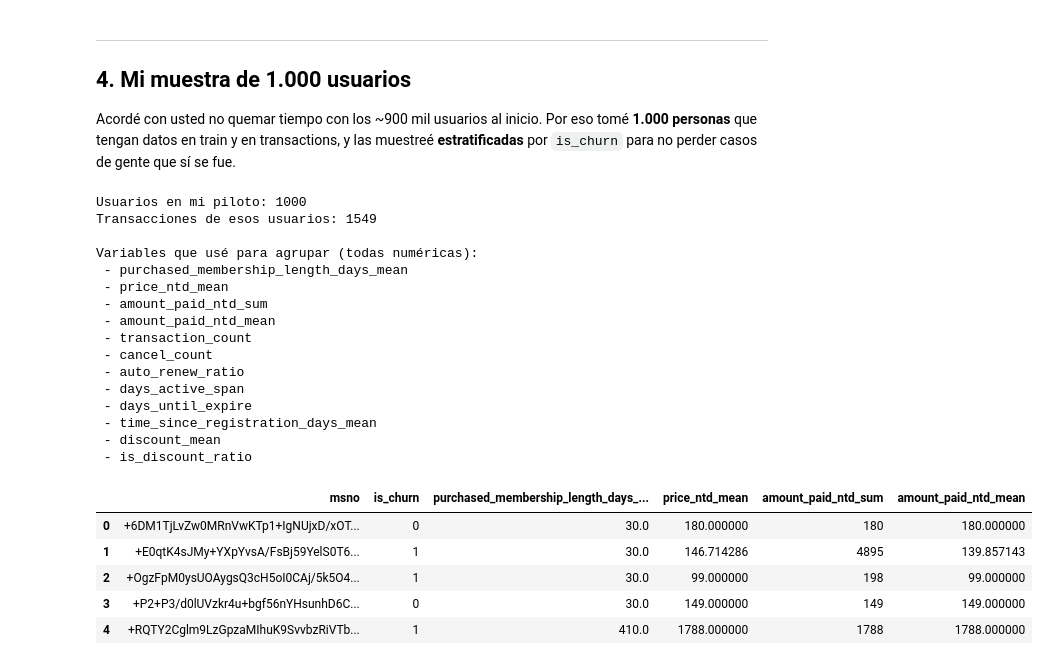
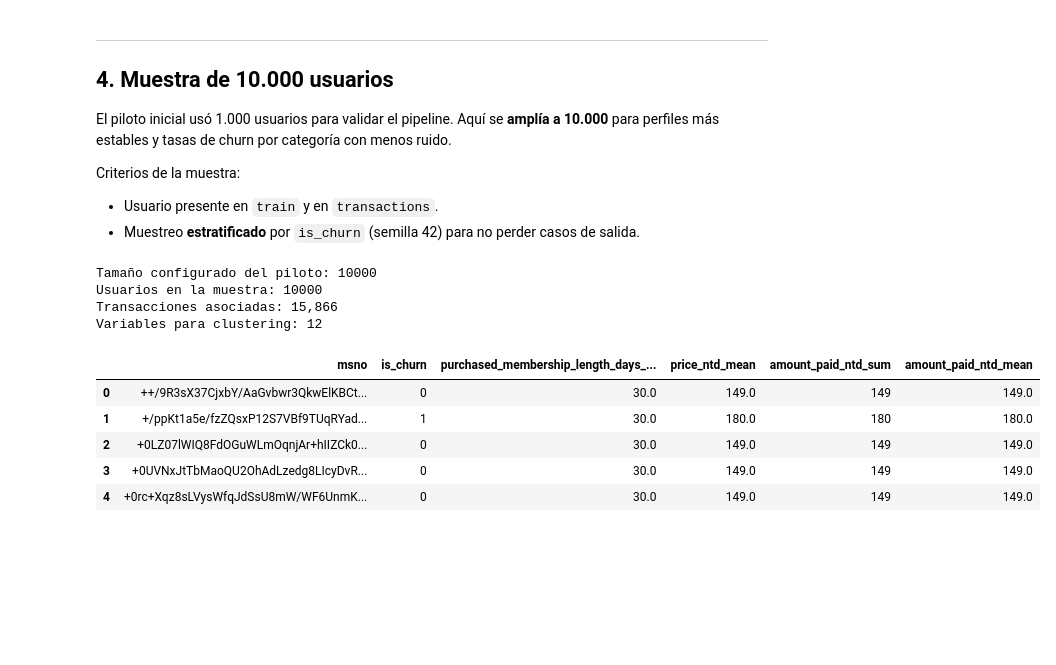
Before and after one commit to danielrpo1/pdgrado, a Jupyter notebook: notebooks/Colab_Piloto_5_Categorias_Riesgo_KKBox.ipynb, the cells around one changed output. Saved outputs shown, nothing was run; the diff lists cells and outputs as text; code cells hidden in the pictures; blank space fills up the shorter version.

```diff
--- a/notebooks/Colab_Piloto_5_Categorias_Riesgo_KKBox.ipynb
+++ b/notebooks/Colab_Piloto_5_Categorias_Riesgo_KKBox.ipynb
@@ -69,9 +67,7 @@ import sys
 DATA_RAW = ROOT / 'data' / 'raw'
 DATA_RAW.mkdir(parents=True, exist_ok=True)
 
-# En la corrida que documento aquí, los CSV ya estaban en data/raw.
-# Si hace falta bajarlos de nuevo (otro entorno), descomento el bloque de abajo.
-BAJAR_DE_KAGGLE = False
+BAJAR_DE_KAGGLE = False  # True solo si hace falta bajar en un entorno nuevo
 
 if BAJAR_DE_KAGGLE:
     token_path = Path.home() / '.kaggle' / 'access_token'
@@ -85,7 +81,5 @@ if BAJAR_DE_KAGGLE:
 
 for f in ['train_v2.csv', 'members_v3.csv', 'transactions_v2.csv']:
     p = DATA_RAW / f
-    tam = f'({p.stat().st_size / 1e6:.0f} MB)' if p.exists() else '(no encontrado)'
-    estado = 'listo' if p.exists() else 'falta'
-    print(f'  [{estado}] {f} {tam}')
+    print(('OK' if p.exists() else 'FALTA'), f, f'({p.stat().st_size/1e6:.0f} MB)' if p.exists() else '')
 # %% [output]
@@ -173,52 +161,43 @@ plt.show()
-# %% [markdown]
----
-## 4. Mi muestra de 1.000 usuarios
-
-Acordé con usted no quemar tiempo con los ~900 mil usuarios al inicio. Por eso tomé **1.000 personas** que tengan datos en train y en transactions, y las muestreé **estratificadas** por `is_churn` para no perder casos de gente que sí se fue.
+# %% [markdown]
+---
+## 4. Muestra de 10.000 usuarios
+
+El piloto inicial usó 1.000 usuarios para validar el pipeline. Aquí se **amplía a 10.000** para perfiles más estables y tasas de churn por categoría con menos ruido.
+
+Criterios de la muestra:
+
+- Usuario presente en `train` y en `transactions`.
+- Muestreo **estratificado** por `is_churn` (semilla 42) para no perder casos de salida.
 # %%
 from src.config import PILOT_SAMPLE_SIZE, RANDOM_STATE, CLUSTER_FEATURE_COLS
 from src.data_io import sample_users
 from src.features import build_user_features, attach_profile_for_characterization
+
+print('Tamaño configurado del piloto:', PILOT_SAMPLE_SIZE)
 
 train_con_tx = train[train['msno'].isin(transactions['msno'].unique())]
 muestra = sample_users(train_con_tx, PILOT_SAMPLE_SIZE, RANDOM_STATE)
 
 tx_m = transactions[transactions['msno'].isin(muestra)]
 mem_m = members[members['msno'].isin(muestra)]
 
-print('Usuarios en mi piloto:', muestra.nunique())
-print('Transacciones de esos usuarios:', len(tx_m))
+print('Usuarios en la muestra:', muestra.nunique())
+print('Transacciones asociadas:', f'{len(tx_m):,}')
 
 features = build_user_features(tx_m, members=mem_m)
 df = attach_profile_for_characterization(features, mem_m, train)
 
 cols_cluster = [c for c in CLUSTER_FEATURE_COLS if c in df.columns]
-print()
-print('Variables que usé para agrupar (todas numéricas):')
-for c in cols_cluster:
-    print(' -', c)
-
+print('Variables para clustering:', len(cols_cluster))
 df[['msno', 'is_churn'] + cols_cluster[:4]].head()
 # %% [output]
-Usuarios en mi piloto: 1000
-Transacciones de esos usuarios: 1549
-
-Variables que usé para agrupar (todas numéricas):
- - purchased_membership_length_days_mean
- - price_ntd_mean
- - amount_paid_ntd_sum
- - amount_paid_ntd_mean
- - transaction_count
- - cancel_count
- - auto_renew_ratio
- - days_active_span
- - days_until_expire
- - time_since_registration_days_mean
- - discount_mean
- - is_discount_ratio
+Tamaño configurado del piloto: 10000
+Usuarios en la muestra: 10000
+Transacciones asociadas: 15,866
+Variables para clustering: 12
 |  | msno | is_churn | purchased_membership_length_days_... | price_ntd_mean | amount_paid_ntd_sum | amount_paid_ntd_mean |
-| 0 | +6DM1TjLvZw0MRnVwKTp1+IgNUjxD/xOT... | 0 | 30.0 | 180.000000 | 180 | 180.000000 |
-| 1 | +E0qtK4sJMy+YXpYvsA/FsBj59YelS0T6... | 1 | 30.0 | 146.714286 | 4895 | 139.857143 |
-| 2 | +OgzFpM0ysUOAygsQ3cH5oI0CAj/5k5O4... | 1 | 30.0 | 99.000000 | 198 | 99.000000 |
-| 3 | +P2+P3/d0lUVzkr4u+bgf56nYHsunhD6C... | 0 | 30.0 | 149.000000 | 149 | 149.000000 |
-| 4 | +RQTY2Cglm9LzGpzaMIhuK9SvvbzRiVTb... | 1 | 410.0 | 1788.000000 | 1788 | 1788.000000 |
+| 0 | ++/9R3sX37CjxbY/AaGvbwr3QkwElKBCt... | 0 | 30.0 | 149.0 | 149 | 149.0 |
+| 1 | +/ppKt1a5e/fzZQsxP12S7VBf9TUqRYad... | 1 | 30.0 | 180.0 | 180 | 180.0 |
+| 2 | +0LZ07lWIQ8FdOGuWLmOqnjAr+hIIZCk0... | 0 | 30.0 | 149.0 | 149 | 149.0 |
+| 3 | +0UVNxJtTbMaoQU2OhAdLzedg8LIcyDvR... | 0 | 30.0 | 149.0 | 149 | 149.0 |
+| 4 | +0rc+Xqz8sLVysWfqJdSsU8mW/WF6UnmK... | 0 | 30.0 | 149.0 | 149 | 149.0 |
```
Also changed, not shown: parts of 29 cells of this notebook, 6 other files.
